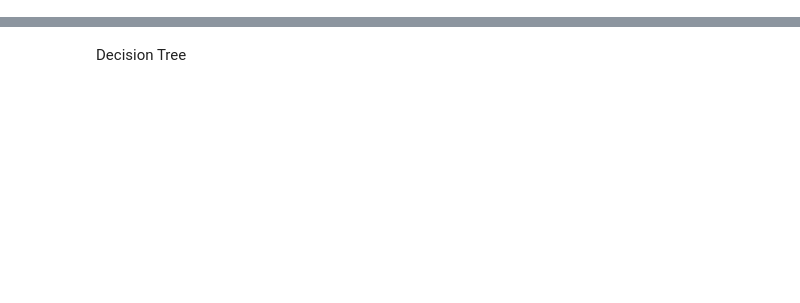
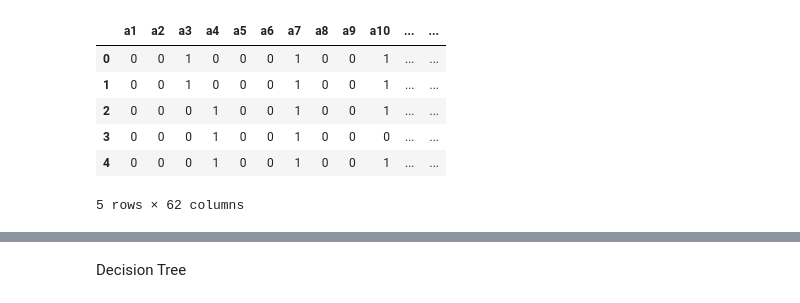
Before and after one commit to mandymccabe/Final_Project, a Jupyter notebook: FinalProjectMachineLearning.ipynb, the cells around one changed output, grey strips where cells are left out. Saved outputs shown, nothing was run; the diff lists cells and outputs as text; code cells hidden in the pictures; blank space fills up the shorter version.

```diff
--- a/FinalProjectMachineLearning.ipynb
+++ b/FinalProjectMachineLearning.ipynb
@@ -47,12 +134,12 @@ ModuleNotFoundError: No module named 'imblearn'
 #take input from provisional database (csv)
 #df = pd.read_csv(Path('./Resources/all_responses_coded.csv'))
 # Load the csv file from GitHub
-url = 'https://raw.githubusercontent.com/mandymccabe/Final_Project/janet_branch/Data/Final_Project_Full.csv'
-url2= 'https://raw.githubusercontent.com/mandymccabe/Final_Project/main/Resources/all_responses_coded.csv'
-df = pd.read_csv(url, index_col=0)
-df2 = pd.read_csv(url2, index_col=0)
+#url = 'https://raw.githubusercontent.com/mandymccabe/Final_Project/janet_branch/Data/Final_Project_Full.csv'
+#url2= 'https://raw.githubusercontent.com/mandymccabe/Final_Project/main/Resources/all_responses_coded.csv'
+#df = pd.read_csv(url, index_col=0)
+#df2 = pd.read_csv(url2, index_col=0)
 
 
 #df = pd
 #df2 =
-df.head(10)
+#df.head(10)
@@ -64,5 +151,5 @@ PoliticalViews.head()
 # %%
 #drop columns we don't want to use to predict and those that do not have an int value
 
-df2 = df2.drop(["A21", "StartDate", "EndDate"], axis=1)
-df2.head()
+df = df.drop(["index"], axis=1)
+df.head()
@@ -69,4 +164,4 @@ df2.head()
 # %%
-merged_dfs = pd.merge(df2, PoliticalViews, how='outer', left_on=["RespondentID"], right_on=['respondentid'])
+merged_dfs = pd.merge(df, df2, how='outer', left_on=["respondentid"], right_on=['respondentid'])
 #merged_df2 = merged_dfs.drop(['political_views_x'], axis=1)
 merged_dfs.head()
@@ -73,5 +176,13 @@ merged_dfs.head()
 # %%
-#merged_df2 = merged_df2.drop(["RespondentID"], axis=1)
-#merged_df2.head()
+merged_dfs_tts = merged_dfs.drop(["respondentid"], axis=1)
+merged_dfs_tts.head()
+# %% [output]
+|  | a1 | a2 | a3 | a4 | a5 | a6 | a7 | a8 | a9 | a10 | ... | ... |
+| 0 | 0 | 0 | 1 | 0 | 0 | 0 | 1 | 0 | 0 | 1 | ... | ... |
+| 1 | 0 | 0 | 1 | 0 | 0 | 0 | 1 | 0 | 0 | 1 | ... | ... |
+| 2 | 0 | 0 | 0 | 1 | 0 | 0 | 1 | 0 | 0 | 1 | ... | ... |
+| 3 | 0 | 0 | 0 | 1 | 0 | 0 | 1 | 0 | 0 | 0 | ... | ... |
+| 4 | 0 | 0 | 0 | 1 | 0 | 0 | 1 | 0 | 0 | 1 | ... | ... |
+5 rows × 62 columns
 # %%
 #set target and x values
```
Also changed, not shown: parts of 42 cells of this notebook.
